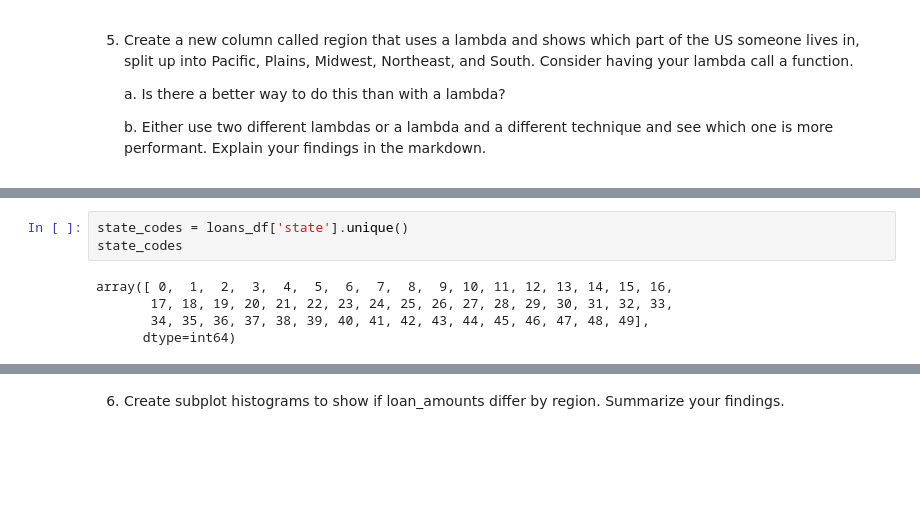
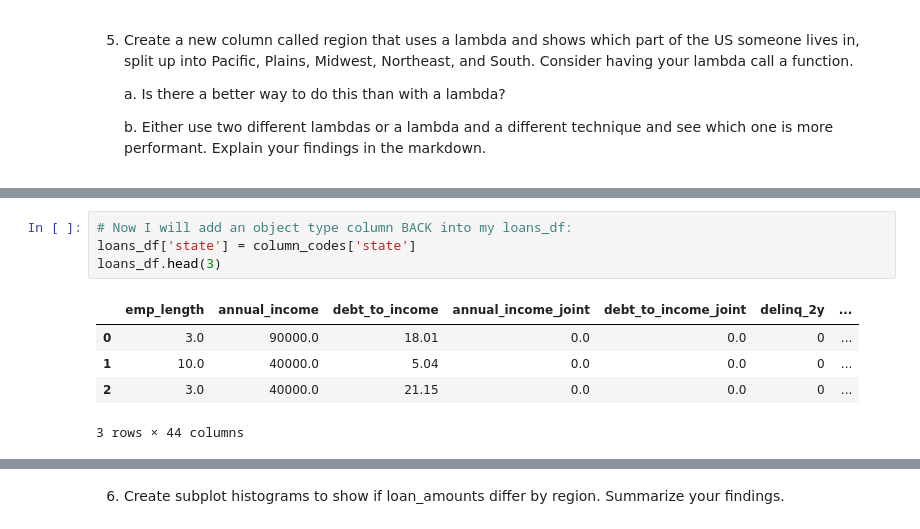
Before and after one commit to N-J-Miller/Week_12, a Jupyter notebook: Week_12_Homework.ipynb, the cells around one changed output, grey strips where cells are left out. Cells and saved outputs as stored; diff of their text form; blank space fills up the shorter version.

```diff
--- a/Week_12_Homework.ipynb
+++ b/Week_12_Homework.ipynb
@@ -371,8 +389,10 @@ Average loan amounts: 16361.9225
 # %%
-state_codes = loans_df['state'].unique()
-state_codes
+# Now I will add an object type column BACK into my loans_df:
+loans_df['state'] = column_codes['state']
+loans_df.head(3)
 # %% [output]
+|  | emp_length | annual_income | debt_to_income | annual_income_joint | debt_to_income_joint | delinq_2y | ... |
+| 0 | 3.0 | 90000.0 | 18.01 | 0.0 | 0.0 | 0 | ... |
+| 1 | 10.0 | 40000.0 | 5.04 | 0.0 | 0.0 | 0 | ... |
+| 2 | 3.0 | 40000.0 | 21.15 | 0.0 | 0.0 | 0 | ... |
-array([ 0,  1,  2,  3,  4,  5,  6,  7,  8,  9, 10, 11, 12, 13, 14, 15, 16,
-       17, 18, 19, 20, 21, 22, 23, 24, 25, 26, 27, 28, 29, 30, 31, 32, 33,
-       34, 35, 36, 37, 38, 39, 40, 41, 42, 43, 44, 45, 46, 47, 48, 49],
-      dtype=int64)
+3 rows × 44 columns
```
Also changed, not shown: parts of 17 cells of this notebook.
